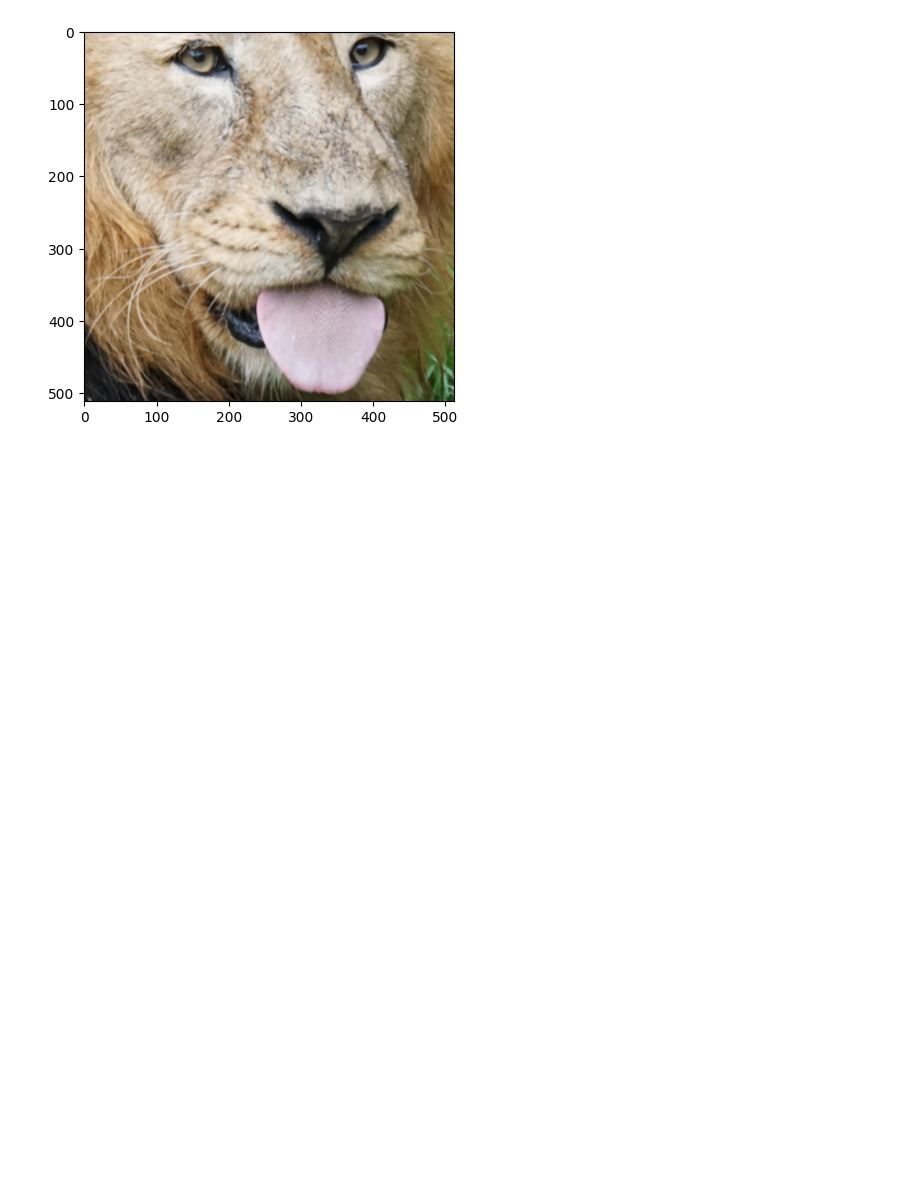
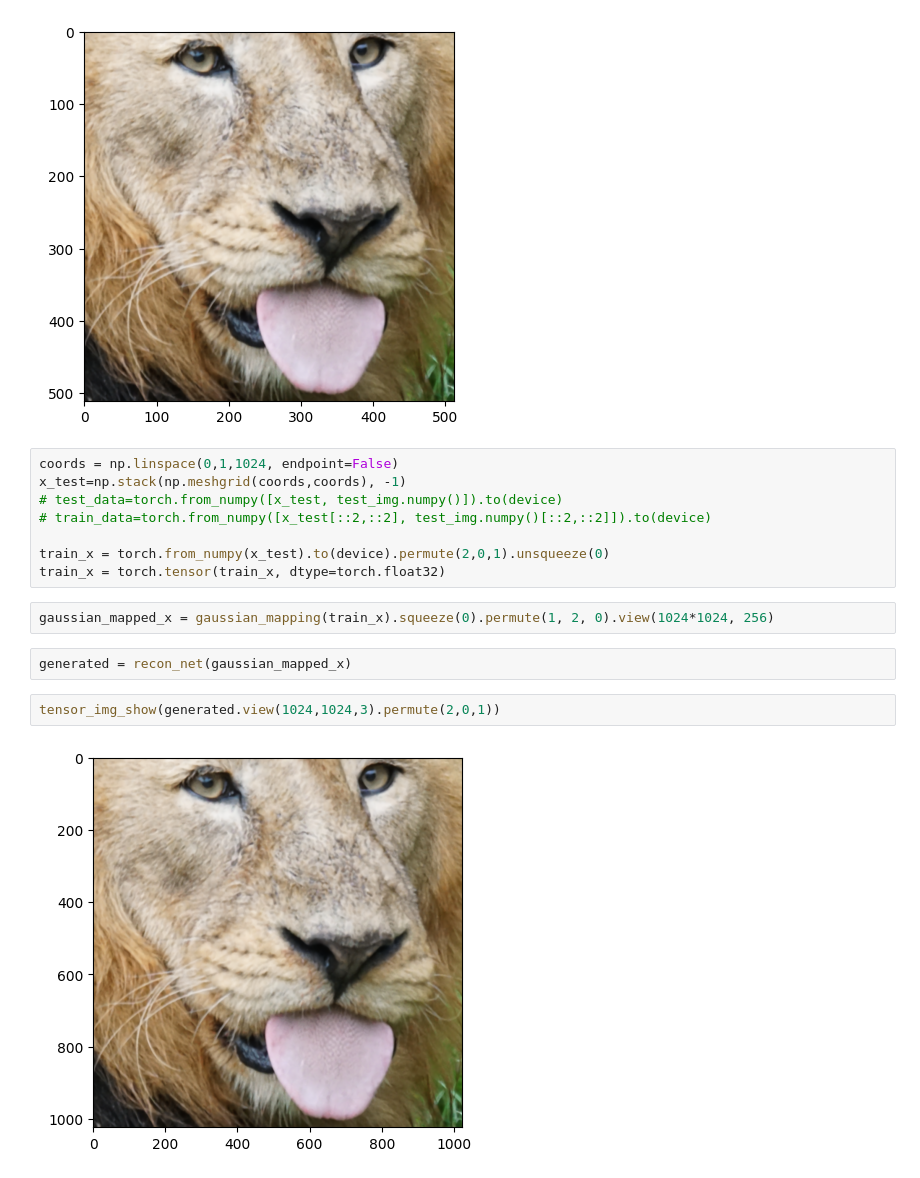
Before and after one commit to K-S-Hyun/pytorch-fourier-features-networks, a Jupyter notebook: fourier_features_networks_demo_lin_ver.ipynb, the cells around one changed output. Saved outputs shown, nothing was run; the diff lists cells and outputs as text; blank space fills up the shorter version.

Commit message:
11-23 check img recon for larger grid input

```diff
--- a/fourier_features_networks_demo_lin_ver.ipynb
+++ b/fourier_features_networks_demo_lin_ver.ipynb
@@ -193,3 +191,19 @@ tensor_img_show(generated.squeeze(0))
 tensor_img_show(generated.view(512,512,3).permute(2,0,1))
 # %% [output]
 [figure]
+# %%
+coords = np.linspace(0,1,1024, endpoint=False)
+x_test=np.stack(np.meshgrid(coords,coords), -1)
+# test_data=torch.from_numpy([x_test, test_img.numpy()]).to(device)
+# train_data=torch.from_numpy([x_test[::2,::2], test_img.numpy()[::2,::2]]).to(device)
+
+train_x = torch.from_numpy(x_test).to(device).permute(2,0,1).unsqueeze(0)
+train_x = torch.tensor(train_x, dtype=torch.float32)
+# %%
+gaussian_mapped_x = gaussian_mapping(train_x).squeeze(0).permute(1, 2, 0).view(1024*1024, 256)
+# %%
+generated = recon_net(gaussian_mapped_x)
+# %%
+tensor_img_show(generated.view(1024,1024,3).permute(2,0,1))
+# %% [output]
+[figure, added]
```
Also changed, not shown: parts of 3 cells of this notebook, 1 other file.
